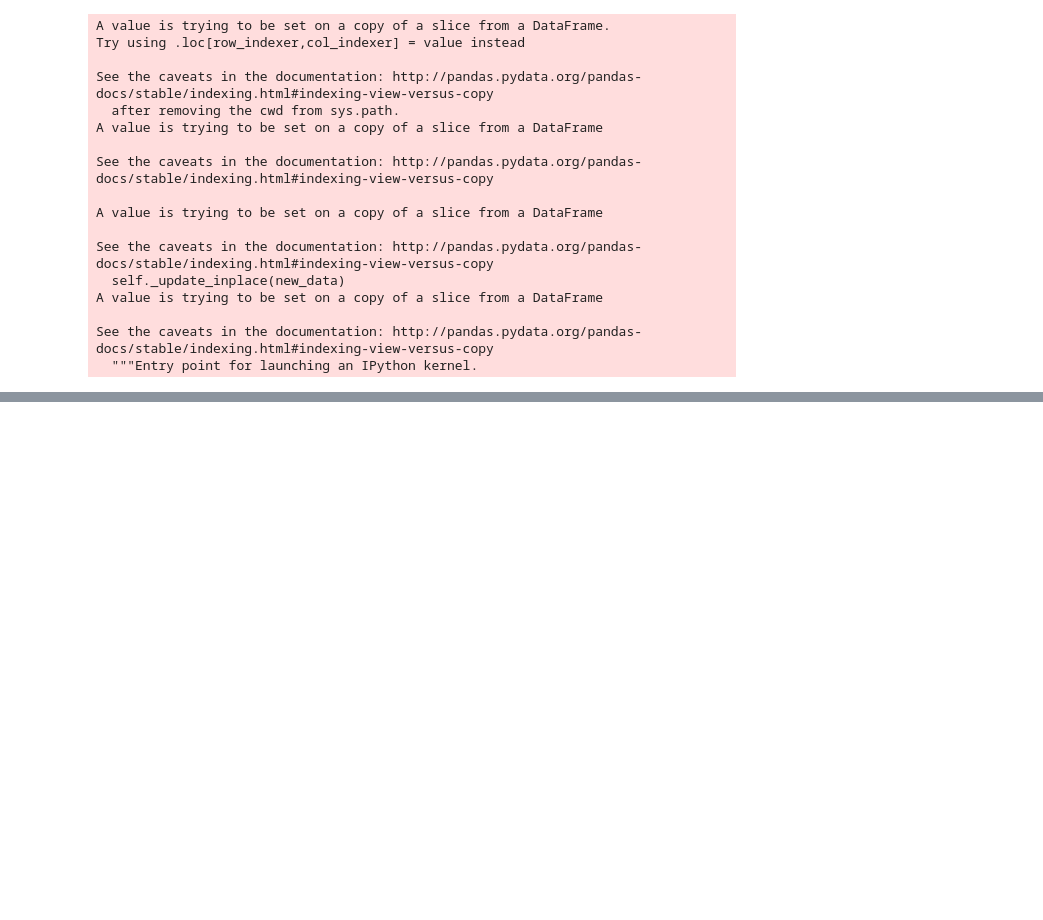
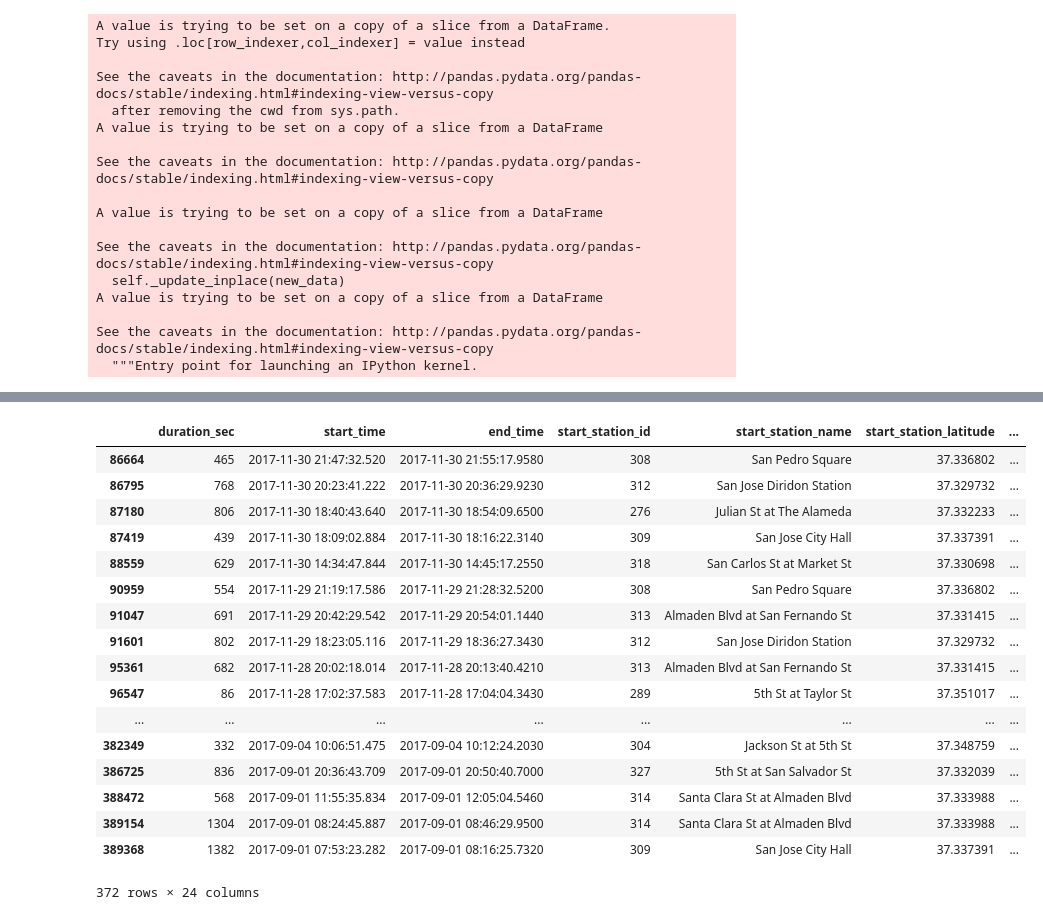
Before and after one commit to david-yang2/Capstone_Project, a Jupyter notebook: new_stations.ipynb, the cells around one changed output, grey strips where cells are left out. Saved outputs shown, nothing was run; the diff lists cells and outputs as text; code cells hidden in the pictures; blank space fills up the shorter version.

```diff
--- a/new_stations.ipynb
+++ b/new_stations.ipynb
@@ -318,0 +351,21 @@ plt.scatter(np.array(tsplt)[1:,0], np.array(tsplt)[1:,1])
+# %%
+ts[ts.end_station_id == 304]
+# %% [output]
+|  | duration_sec | start_time | end_time | start_station_id | start_station_name | start_station_latitude | ... |
+| 86664 | 465 | 2017-11-30 21:47:32.520 | 2017-11-30 21:55:17.9580 | 308 | San Pedro Square | 37.336802 | ... |
+| 86795 | 768 | 2017-11-30 20:23:41.222 | 2017-11-30 20:36:29.9230 | 312 | San Jose Diridon Station | 37.329732 | ... |
+| 87180 | 806 | 2017-11-30 18:40:43.640 | 2017-11-30 18:54:09.6500 | 276 | Julian St at The Alameda | 37.332233 | ... |
+| 87419 | 439 | 2017-11-30 18:09:02.884 | 2017-11-30 18:16:22.3140 | 309 | San Jose City Hall | 37.337391 | ... |
+| 88559 | 629 | 2017-11-30 14:34:47.844 | 2017-11-30 14:45:17.2550 | 318 | San Carlos St at Market St | 37.330698 | ... |
+| 90959 | 554 | 2017-11-29 21:19:17.586 | 2017-11-29 21:28:32.5200 | 308 | San Pedro Square | 37.336802 | ... |
+| 91047 | 691 | 2017-11-29 20:42:29.542 | 2017-11-29 20:54:01.1440 | 313 | Almaden Blvd at San Fernando St | 37.331415 | ... |
+| 91601 | 802 | 2017-11-29 18:23:05.116 | 2017-11-29 18:36:27.3430 | 312 | San Jose Diridon Station | 37.329732 | ... |
+| 95361 | 682 | 2017-11-28 20:02:18.014 | 2017-11-28 20:13:40.4210 | 313 | Almaden Blvd at San Fernando St | 37.331415 | ... |
+| 96547 | 86 | 2017-11-28 17:02:37.583 | 2017-11-28 17:04:04.3430 | 289 | 5th St at Taylor St | 37.351017 | ... |
+| ... | ... | ... | ... | ... | ... | ... | ... |
+| 382349 | 332 | 2017-09-04 10:06:51.475 | 2017-09-04 10:12:24.2030 | 304 | Jackson St at 5th St | 37.348759 | ... |
+| 386725 | 836 | 2017-09-01 20:36:43.709 | 2017-09-01 20:50:40.7000 | 327 | 5th St at San Salvador St | 37.332039 | ... |
+| 388472 | 568 | 2017-09-01 11:55:35.834 | 2017-09-01 12:05:04.5460 | 314 | Santa Clara St at Almaden Blvd | 37.333988 | ... |
+| 389154 | 1304 | 2017-09-01 08:24:45.887 | 2017-09-01 08:46:29.9500 | 314 | Santa Clara St at Almaden Blvd | 37.333988 | ... |
+| 389368 | 1382 | 2017-09-01 07:53:23.282 | 2017-09-01 08:16:25.7320 | 309 | San Jose City Hall | 37.337391 | ... |
+372 rows × 24 columns
```
Also changed, not shown: parts of 4 cells of this notebook.
